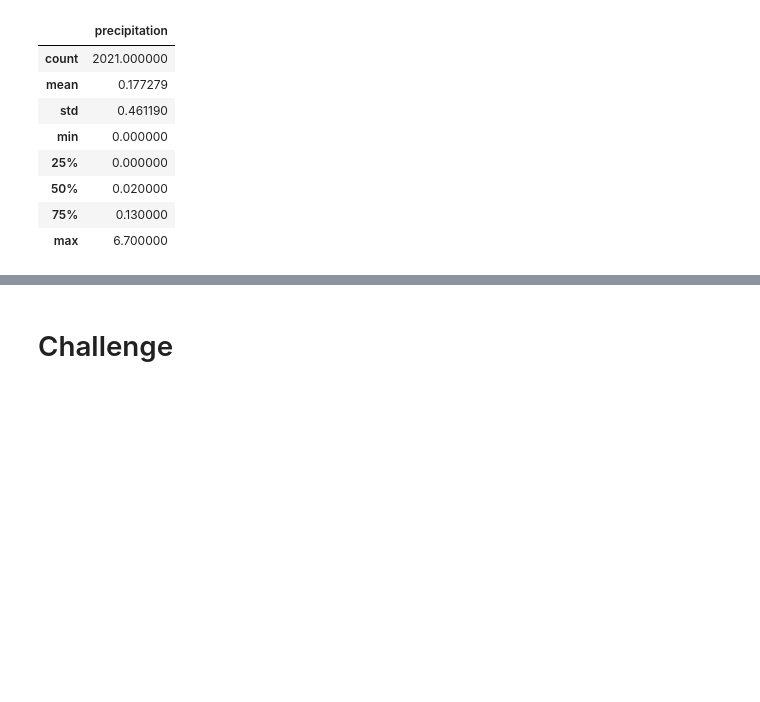
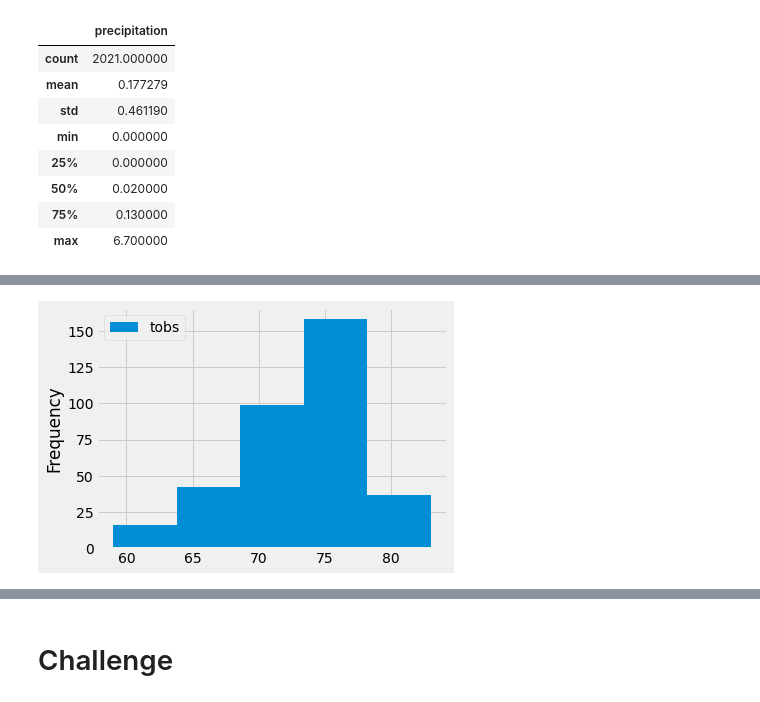
Before and after one commit to sarastjean/surfs_up, a Jupyter notebook: climate_analysis.ipynb, the cells around one changed output, grey strips where cells are left out. Cells and saved outputs as stored; diff of their text form; code cells hidden in the pictures; blank space fills up the shorter version.

```diff
--- a/climate_analysis.ipynb
+++ b/climate_analysis.ipynb
@@ -86,0 +114,5 @@ df.describe()
+# %%
+df.plot.hist(bins=5)
+plt.tight_layout()
+# %% [output]
+[figure, added]
```
Also changed, not shown: parts of 5 cells of this notebook, 1 other file.
